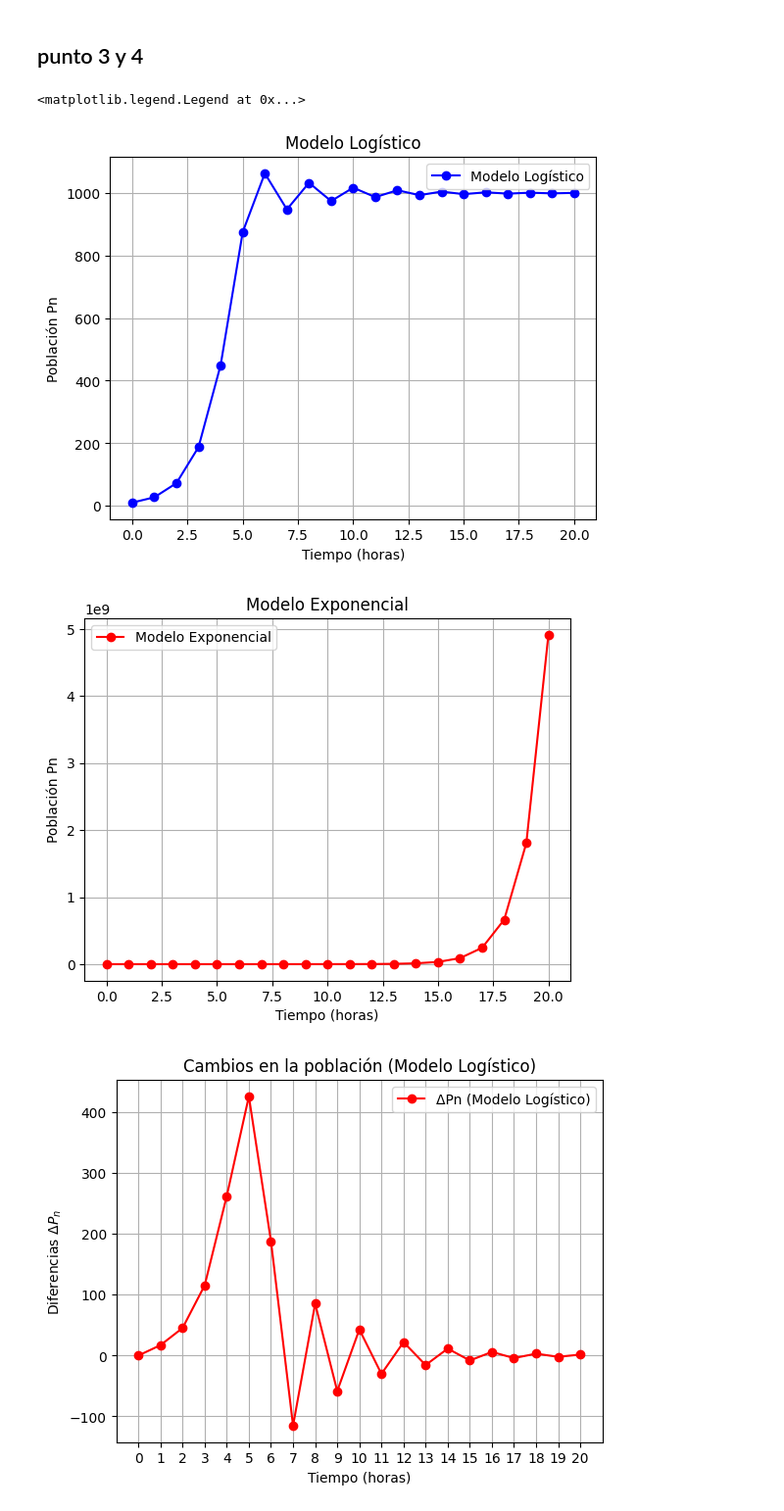
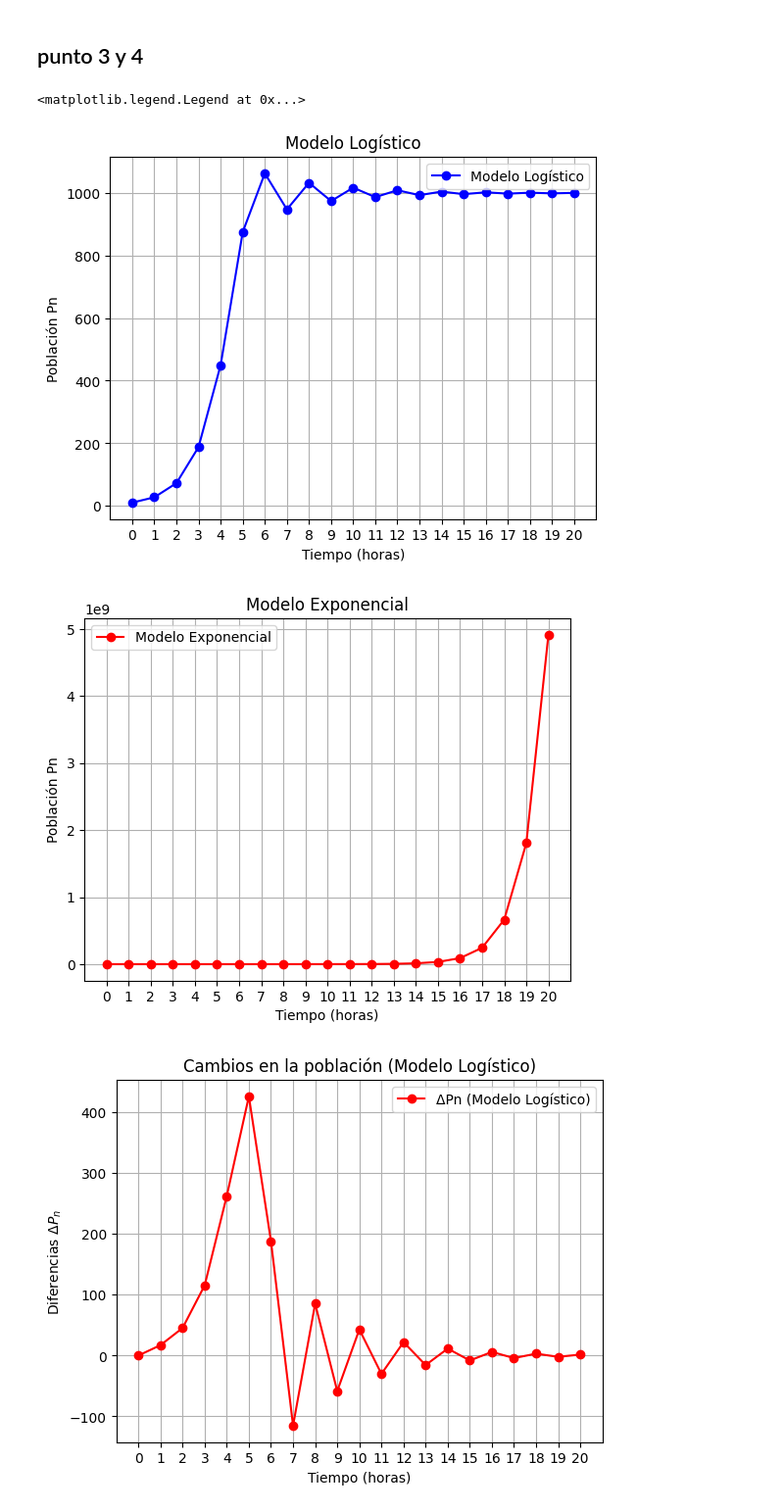
Before and after one commit to JsebastianUVPRQ/classical_trajectory, a Jupyter notebook: Intro_modeling_math/tll/taller7_imm.ipynb, the cells around one changed output. Shown at 98% size. Drawn from its saved outputs; the diff is of its cells as text; code cells hidden in the pictures.

```diff
--- a/Intro_modeling_math/tll/taller7_imm.ipynb
+++ b/Intro_modeling_math/tll/taller7_imm.ipynb
@@ -70,35 +72,37 @@ P_logistico = [P0]
 n = 0
 while n < horas:
     Pn = P_logistico[n] + kappa * P_logistico[n] * (1 - beta * P_logistico[n])
     P_logistico.append(Pn)
     n += 1
 
 # Modelo exponencial
 P_exponencial = [P0]
 for n in range(horas):
     Pn = P_exponencial[n] + kappa * P_exponencial[n]
     P_exponencial.append(Pn)
 
 # Graficar la comparación de los dos modelos (Graficas separadas)
 plt.figure(1)
 plt.plot(range(horas+1), P_logistico, marker='o', linestyle='-', color='b', label="Modelo Logístico")
+plt.xticks(np.arange(0, horas+1, 1))
 plt.xlabel("Tiempo (horas)")
 plt.ylabel("Población Pn")
 plt.title("Modelo Logístico")
 plt.grid(True)
 plt.legend()
 
 plt.figure(2)
 plt.plot(range(horas+1), P_exponencial, marker='o', linestyle='-', color='r', label="Modelo Exponencial")
+plt.xticks(np.arange(0, horas+1, 1))
 plt.xlabel("Tiempo (horas)")
 plt.ylabel("Población Pn")
 plt.title("Modelo Exponencial")
 plt.grid(True)
 plt.legend()
 # %% [output]
 <matplotlib.legend.Legend at 0x...>
-[figure, old version]
+[figure, new version]
-[figure, old version]
+[figure, new version]
 # %%
 # Cálculo de las diferencias ΔPn para el modelo logístico
 Delta_P = [0]  # ΔP0 = 0
```
Also changed, not shown: parts of 1 cell of this notebook.
